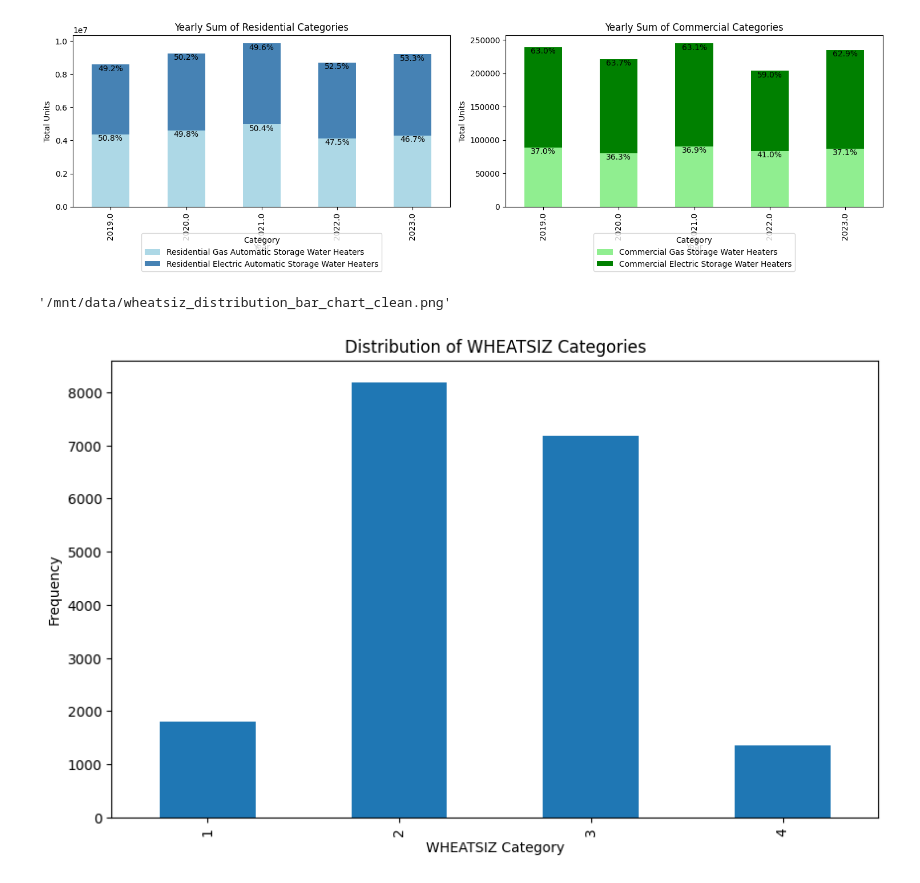
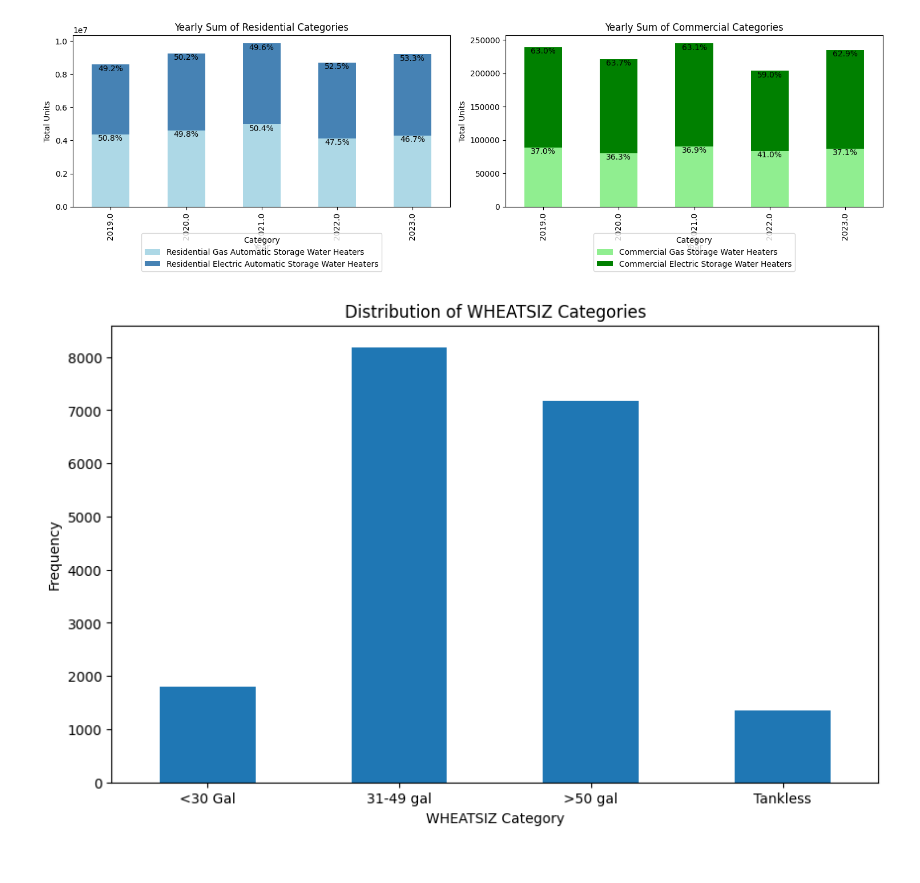
Before and after one commit to JadenFaste/AHRIData, a Jupyter notebook: AHRIAnalysis_V02.ipynb, the cells around one changed output. Saved outputs shown, nothing was run; the diff lists cells and outputs as text; code cells hidden in the pictures.

```diff
--- a/AHRIAnalysis_V02.ipynb
+++ b/AHRIAnalysis_V02.ipynb
@@ -341,18 +341,30 @@ plt.show()
 # %%
 import pandas as pd
 import numpy as np
+import matplotlib.pyplot as plt
 
 filepath = 'https://raw.githubusercontent.com/JadenFaste/AHRIData/main/recs2020_public_v7.csv'
 df = pd.read_csv(filepath)
 
 wheatsiz_counts = df['WHEATSIZ'].value_counts().sort_index()
+index_map = {
+    1: '<30 Gal',
+    2: '31-49 gal',
+    3: '>50 gal',
+    4: 'Tankless',
+}
+
+# Replace the index values with the new labels
+wheatsiz_counts.index = wheatsiz_counts.index.map(index_map)
+
 plot = wheatsiz_counts.plot(kind='bar', title='Distribution of WHEATSIZ Categories', figsize=(10, 6))
 plot.set_xlabel('WHEATSIZ Category')
 plot.set_ylabel('Frequency')
-plot_path_clean
+plt.xticks(rotation=0)
+
+plt.show()
 # %% [output]
-'/mnt/data/wheatsiz_distribution_bar_chart_clean.png'
-[figure, old version]
+[figure, new version]
 # %%
 df_ca = df[df['state_postal'] == 'CA']
 
```
Also changed, not shown: parts of 3 cells of this notebook.
